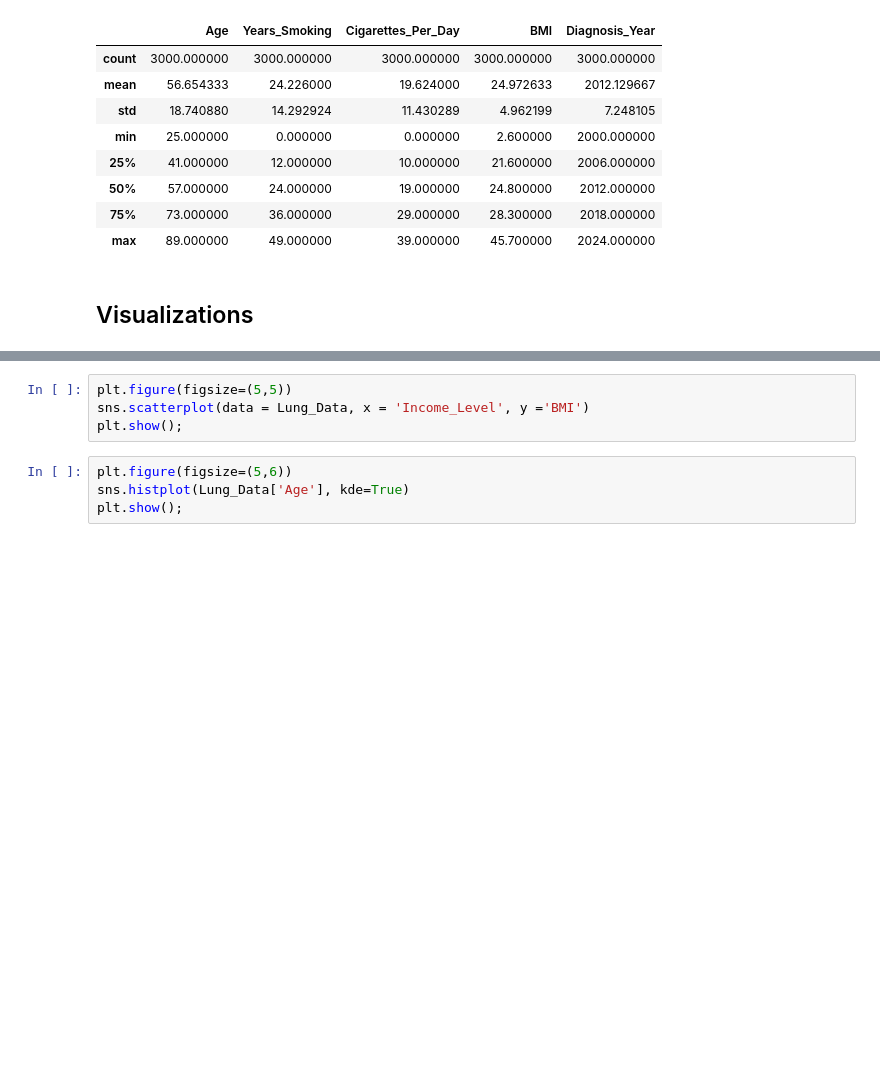
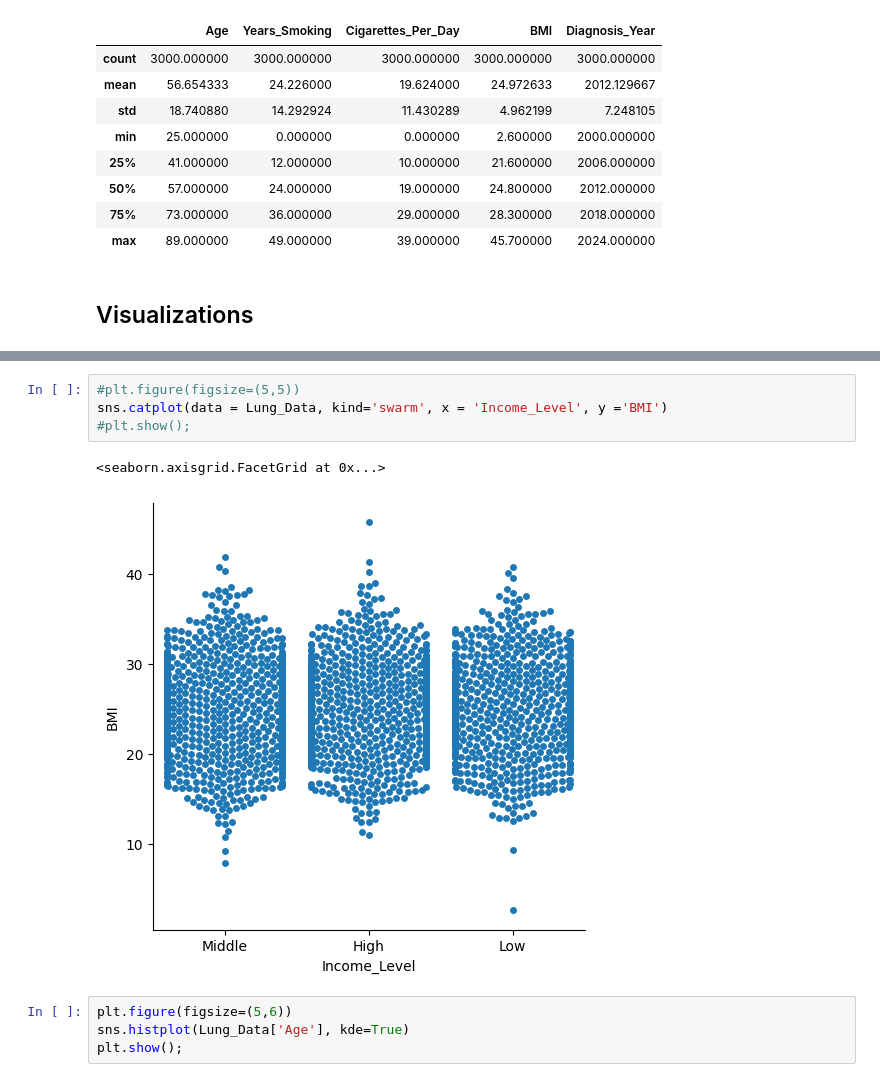
Before and after one commit to Astro0re/Machine_Learning_and_AI, a Jupyter notebook: Lung_cancer Model/Lung_model.ipynb, the cells around one changed output, grey strips where cells are left out. Drawn from its saved outputs; the diff is of its cells as text; blank space fills up the shorter version.

```diff
--- a/Lung_cancer Model/Lung_model.ipynb
+++ b/Lung_cancer Model/Lung_model.ipynb
@@ -131,7 +136,10 @@ Lung_Data.describe()
 # %%
-plt.figure(figsize=(5,5))
-sns.scatterplot(data = Lung_Data, x = 'Income_Level', y ='BMI')
-plt.show();
+#plt.figure(figsize=(5,5))
+sns.catplot(data = Lung_Data, kind='swarm', x = 'Income_Level', y ='BMI')
+#plt.show();
+# %% [output]
+<seaborn.axisgrid.FacetGrid at 0x...>
+[figure, added]
 # %%
 plt.figure(figsize=(5,6))
 sns.histplot(Lung_Data['Age'], kde=True)
```
Also changed, not shown: parts of 8 cells of this notebook.
